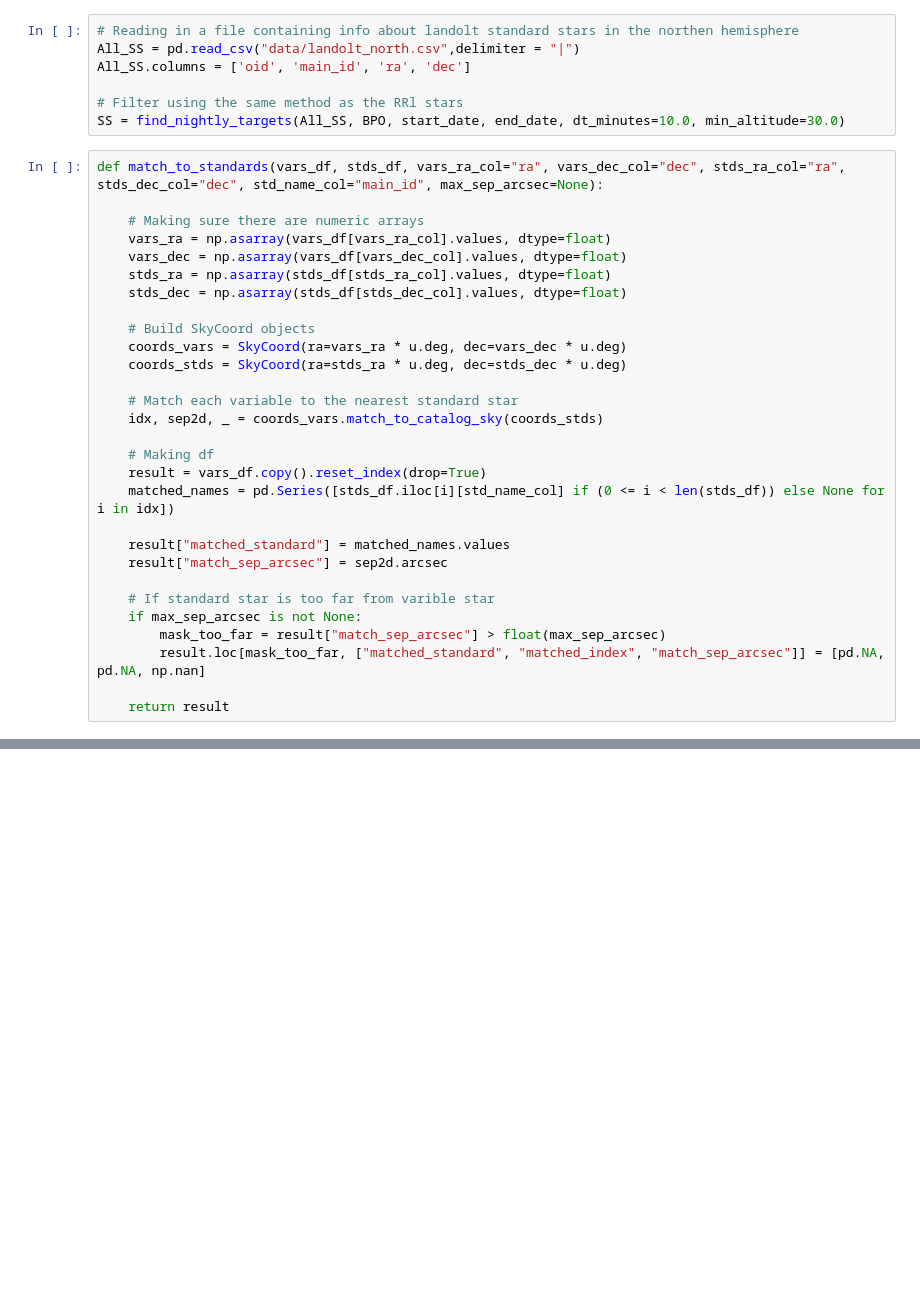
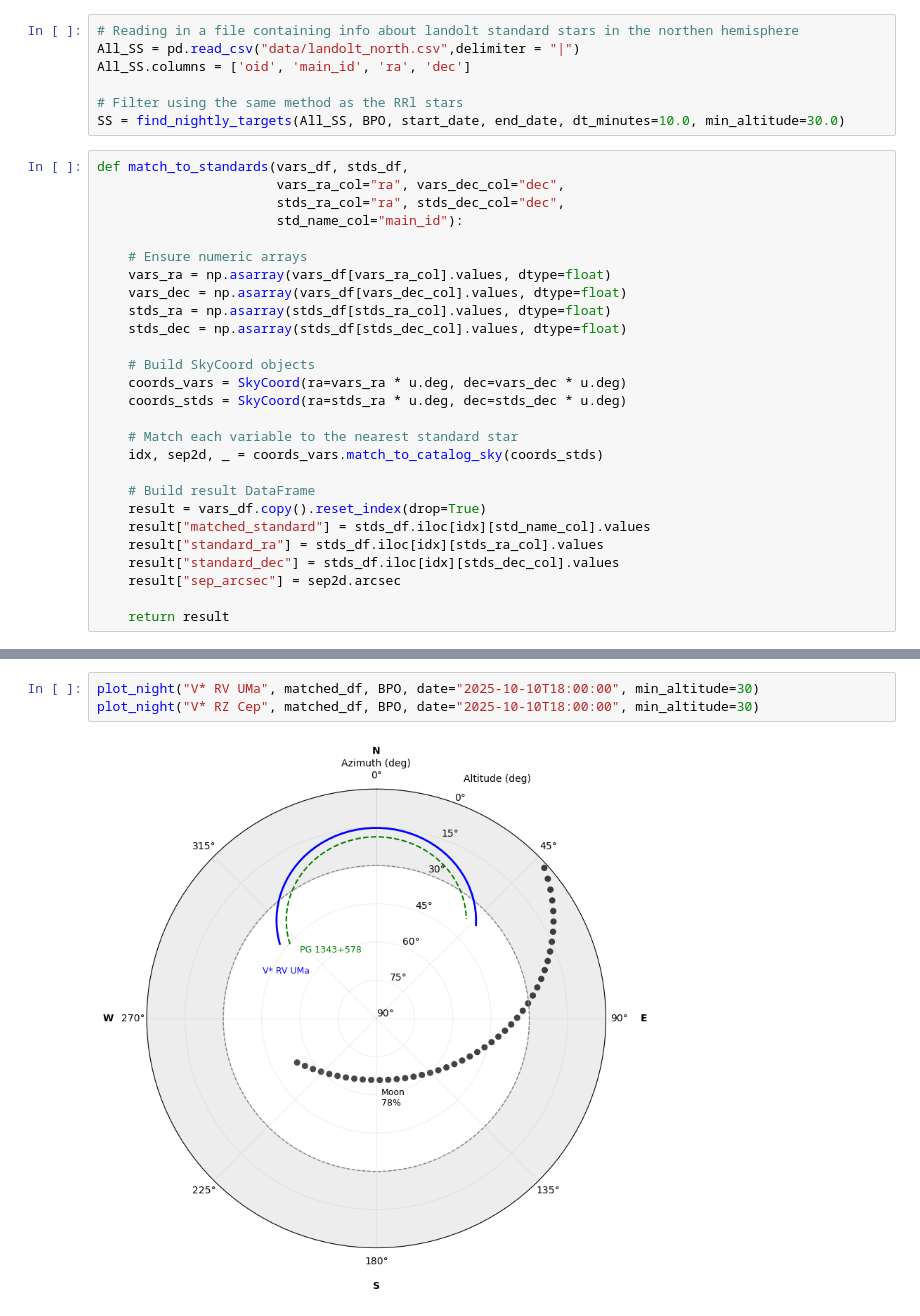
Before and after one commit to Jake-Land/MPhys_Project-Variable_Stars, a Jupyter notebook: target_stars.ipynb, the cells around one changed output, grey strips where cells are left out. Saved outputs shown, nothing was run; the diff lists cells and outputs as text; blank space fills up the shorter version.

```diff
--- a/target_stars.ipynb
+++ b/target_stars.ipynb
@@ -231,9 +232,12 @@ All_SS.columns = ['oid', 'main_id', 'ra', 'dec']
 # Filter using the same method as the RRl stars
 SS = find_nightly_targets(All_SS, BPO, start_date, end_date, dt_minutes=10.0, min_altitude=30.0)
 # %%
-def match_to_standards(vars_df, stds_df, vars_ra_col="ra", vars_dec_col="dec", stds_ra_col="ra", stds_dec_col="dec", std_name_col="main_id", max_sep_arcsec=None):
+def match_to_standards(vars_df, stds_df,
+                       vars_ra_col="ra", vars_dec_col="dec",
+                       stds_ra_col="ra", stds_dec_col="dec",
+                       std_name_col="main_id"):
 
-    # Making sure there are numeric arrays
+    # Ensure numeric arrays
     vars_ra = np.asarray(vars_df[vars_ra_col].values, dtype=float)
     vars_dec = np.asarray(vars_df[vars_dec_col].values, dtype=float)
     stds_ra = np.asarray(stds_df[stds_ra_col].values, dtype=float)
@@ -246,17 +250,12 @@ def match_to_standards(vars_df, stds_df, vars_ra_col="ra", vars_dec_col="dec", s
     # Match each variable to the nearest standard star
     idx, sep2d, _ = coords_vars.match_to_catalog_sky(coords_stds)
 
-    # Making df
+    # Build result DataFrame
     result = vars_df.copy().reset_index(drop=True)
-    matched_names = pd.Series([stds_df.iloc[i][std_name_col] if (0 <= i < len(stds_df)) else None for i in idx])
-
-    result["matched_standard"] = matched_names.values
-    result["match_sep_arcsec"] = sep2d.arcsec
-
-    # If standard star is too far from varible star
-    if max_sep_arcsec is not None:
-        mask_too_far = result["match_sep_arcsec"] > float(max_sep_arcsec)
-        result.loc[mask_too_far, ["matched_standard", "matched_index", "match_sep_arcsec"]] = [pd.NA, pd.NA, np.nan]
+    result["matched_standard"] = stds_df.iloc[idx][std_name_col].values
+    result["standard_ra"] = stds_df.iloc[idx][stds_ra_col].values
+    result["standard_dec"] = stds_df.iloc[idx][stds_dec_col].values
+    result["sep_arcsec"] = sep2d.arcsec
 
     return result
 # %%
@@ -297,0 +415,5 @@ print(illumination)
+# %%
+plot_night("V* RV UMa", matched_df, BPO, date="2025-10-10T18:00:00", min_altitude=30)
+plot_night("V* RZ Cep", matched_df, BPO, date="2025-10-10T18:00:00", min_altitude=30)
+# %% [output]
+[figure, added]
```
Also changed, not shown: parts of 9 cells of this notebook.
